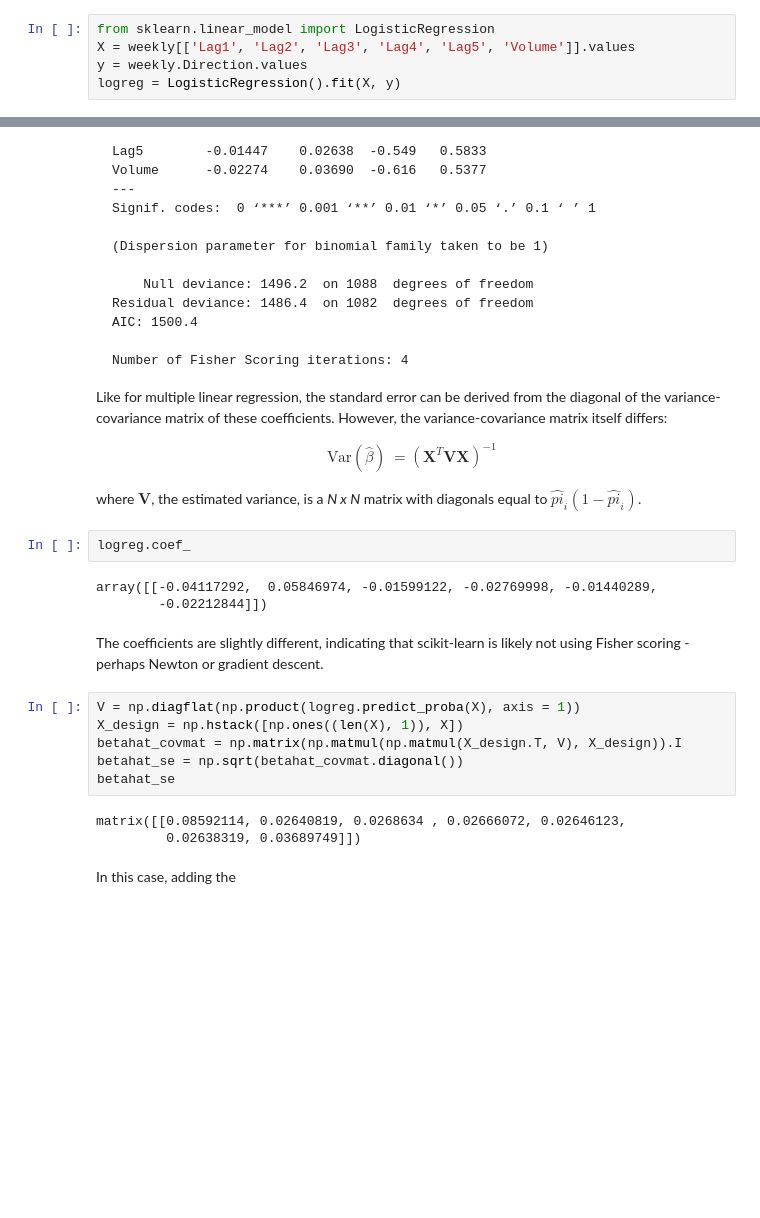
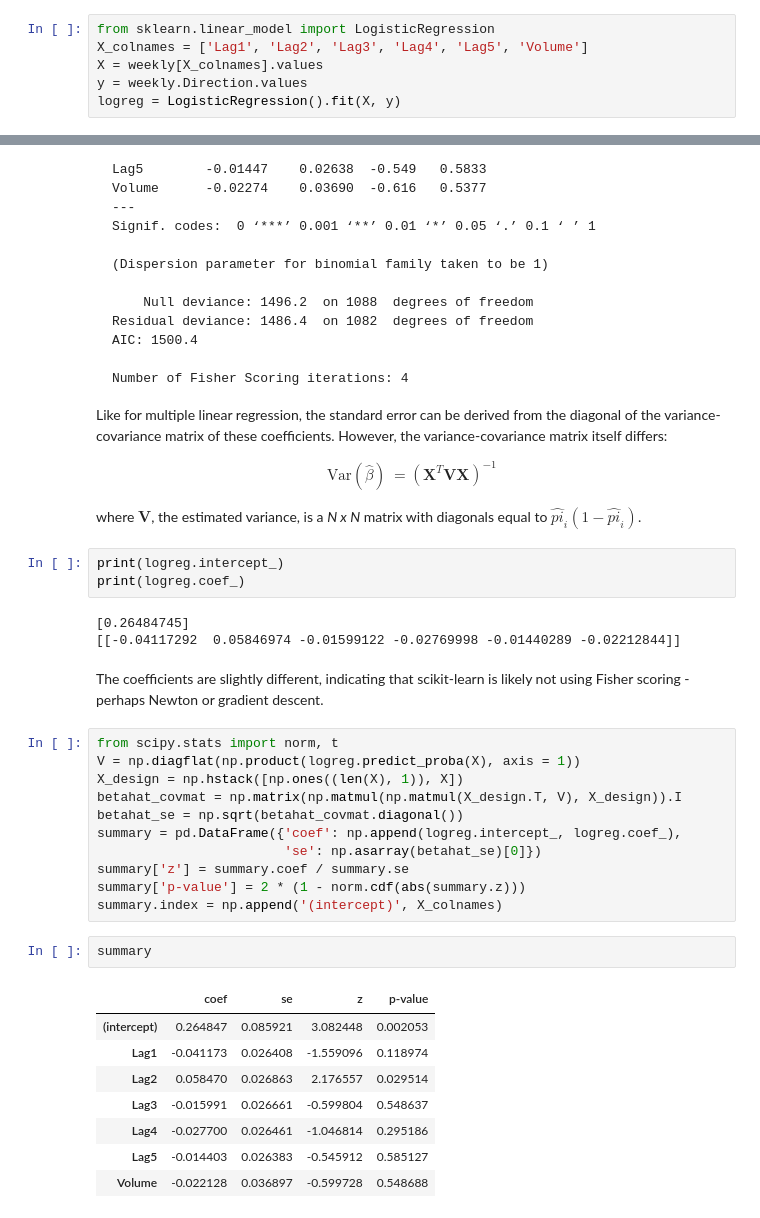
Before and after one commit to bylin/ISL-python, a Jupyter notebook: ISL-ch4.ipynb, the cells around one changed output, grey strips where cells are left out. Drawn from its saved outputs; the diff is of its cells as text; blank space fills up the shorter version.

```diff
--- a/ISL-ch4.ipynb
+++ b/ISL-ch4.ipynb
@@ -52,6 +68,7 @@ plt.show()
 # %%
 from sklearn.linear_model import LogisticRegression
-X = weekly[['Lag1', 'Lag2', 'Lag3', 'Lag4', 'Lag5', 'Volume']].values
+X_colnames = ['Lag1', 'Lag2', 'Lag3', 'Lag4', 'Lag5', 'Volume']
+X = weekly[X_colnames].values
 y = weekly.Direction.values
 logreg = LogisticRegression().fit(X, y)
 # %% [markdown]
@@ -90,21 +107,33 @@ Like for multiple linear regression, the standard error can be derived from the
 \end{align}
 
 where $\textbf{V}$, the estimated variance, is a _N x N_ matrix with diagonals equal to $\hat{pi}_i(1 - \hat{pi}_i)$.
-# %%
-logreg.coef_
-# %% [output]
-array([[-0.04117292,  0.05846974, -0.01599122, -0.02769998, -0.01440289,
-        -0.02212844]])
+# %%
+print(logreg.intercept_)
+print(logreg.coef_)
+# %% [output]
+[0.26484745]
+[[-0.04117292  0.05846974 -0.01599122 -0.02769998 -0.01440289 -0.02212844]]
 # %% [markdown]
 The coefficients are slightly different, indicating that scikit-learn is likely not using Fisher scoring - perhaps Newton or gradient descent.
 # %%
+from scipy.stats import norm, t
 V = np.diagflat(np.product(logreg.predict_proba(X), axis = 1))
 X_design = np.hstack([np.ones((len(X), 1)), X])
 betahat_covmat = np.matrix(np.matmul(np.matmul(X_design.T, V), X_design)).I
 betahat_se = np.sqrt(betahat_covmat.diagonal())
-betahat_se
+summary = pd.DataFrame({'coef': np.append(logreg.intercept_, logreg.coef_),
+                        'se': np.asarray(betahat_se)[0]})
+summary['z'] = summary.coef / summary.se
+summary['p-value'] = 2 * (1 - norm.cdf(abs(summary.z)))
+summary.index = np.append('(intercept)', X_colnames)
-# %% [output]
-matrix([[0.08592114, 0.02640819, 0.0268634 , 0.02666072, 0.02646123,
-         0.02638319, 0.03689749]])
-# %% [markdown]
-In this case, adding the
+# %%
+summary
+# %% [output]
+|  | coef | se | z | p-value |
+| (intercept) | 0.264847 | 0.085921 | 3.082448 | 0.002053 |
+| Lag1 | -0.041173 | 0.026408 | -1.559096 | 0.118974 |
+| Lag2 | 0.058470 | 0.026863 | 2.176557 | 0.029514 |
+| Lag3 | -0.015991 | 0.026661 | -0.599804 | 0.548637 |
+| Lag4 | -0.027700 | 0.026461 | -1.046814 | 0.295186 |
+| Lag5 | -0.014403 | 0.026383 | -0.545912 | 0.585127 |
+| Volume | -0.022128 | 0.036897 | -0.599728 | 0.548688 |
```
Also changed, not shown: parts of 27 cells of this notebook, 2 other files.
